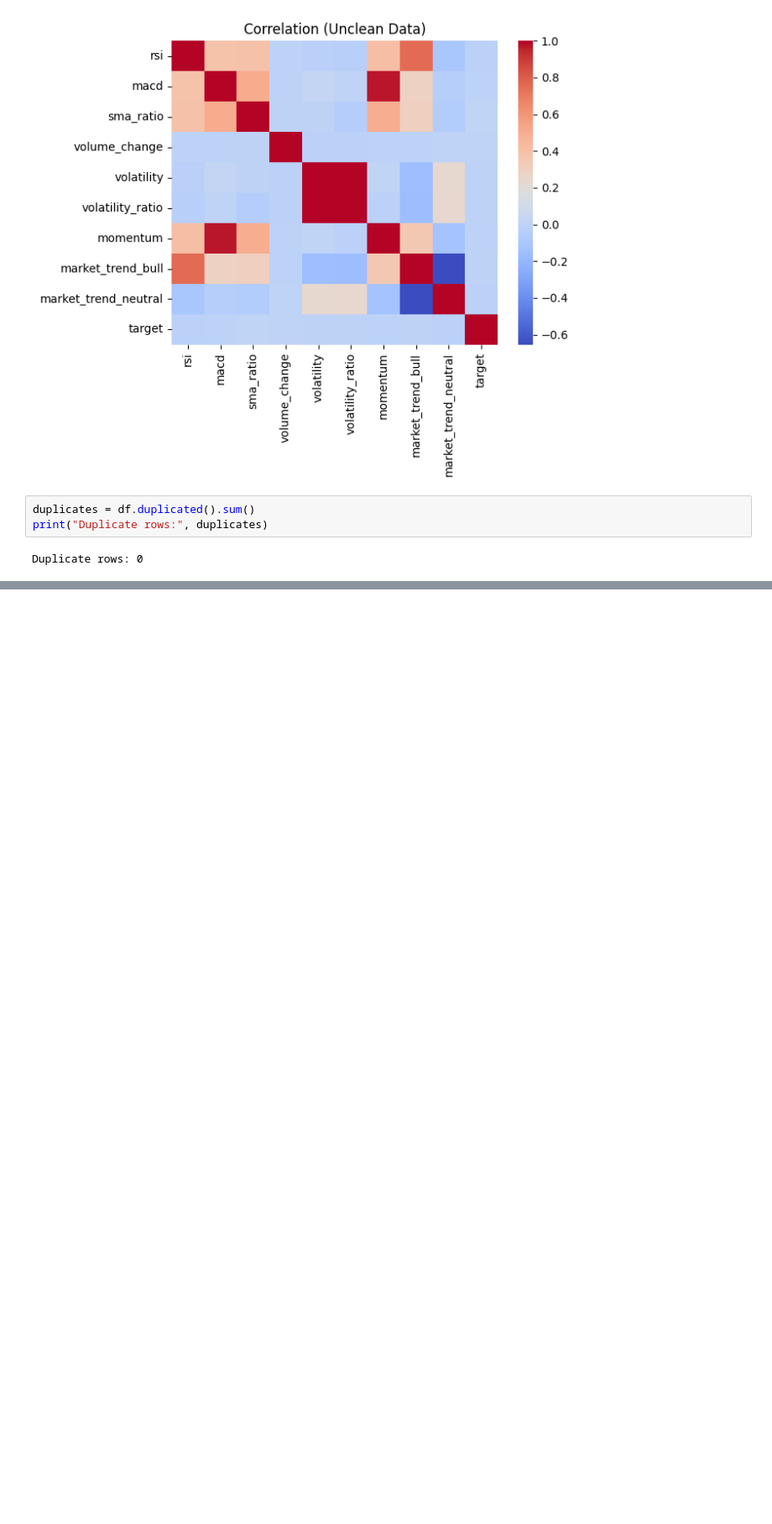
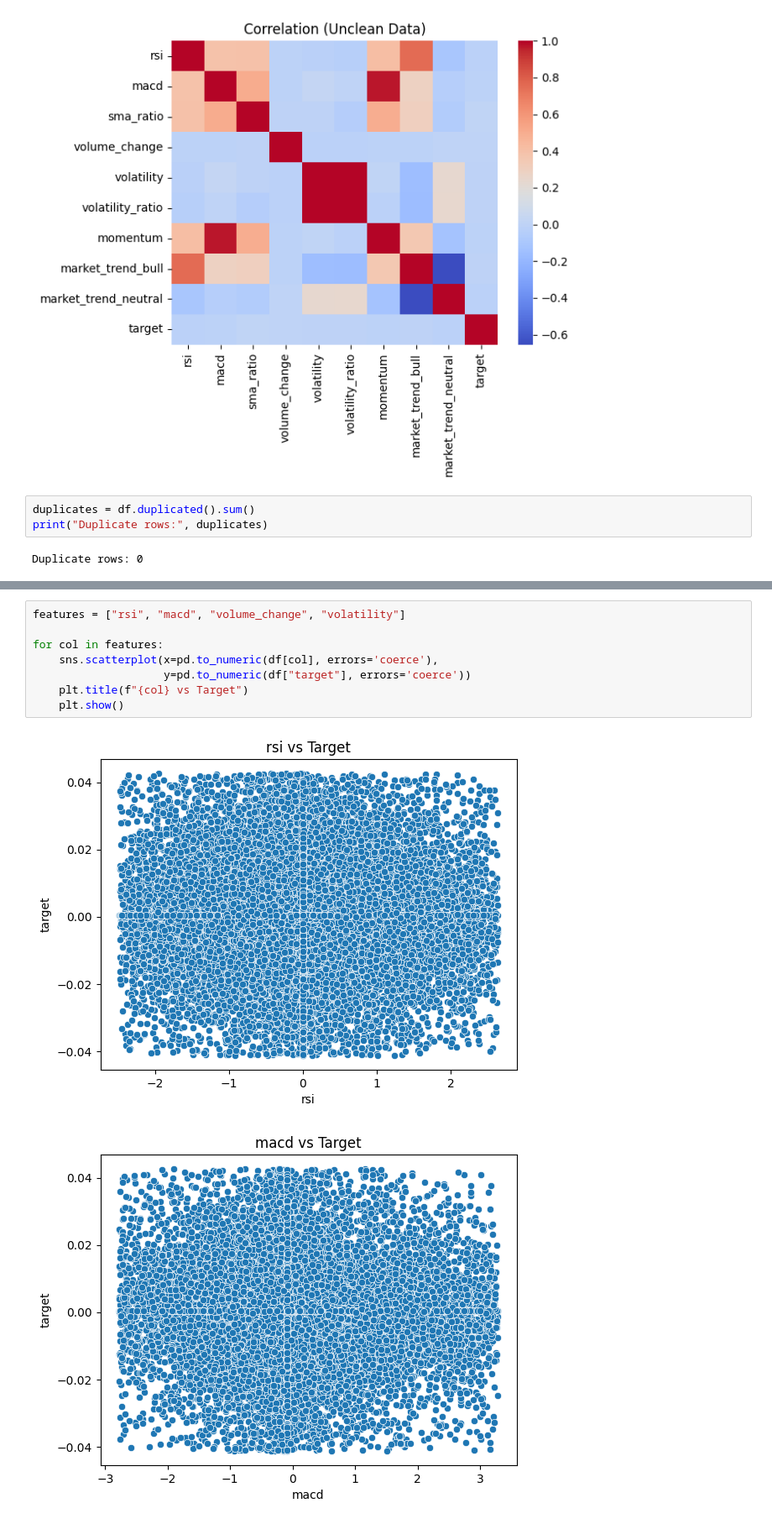
Before and after one commit to Deepanshu11-ai/SULproject, a Jupyter notebook: Notebooks/Data_cleaning/03_eda_analysis.ipynb, the cells around one changed output, grey strips where cells are left out. Shown at 84% size. Drawn from its saved outputs; the diff is of its cells as text; blank space fills up the shorter version.

```diff
--- a/Notebooks/Data_cleaning/03_eda_analysis.ipynb
+++ b/Notebooks/Data_cleaning/03_eda_analysis.ipynb
@@ -142,0 +173,11 @@ Duplicate rows: 0
+# %%
+features = ["rsi", "macd", "volume_change", "volatility"]
+
+for col in features:
+    sns.scatterplot(x=pd.to_numeric(df[col], errors='coerce'),
+                    y=pd.to_numeric(df["target"], errors='coerce'))
+    plt.title(f"{col} vs Target")
+    plt.show()
+# %% [output]
+[figure, added]
+[figure, added]
```
Also changed, not shown: parts of 7 cells of this notebook.
